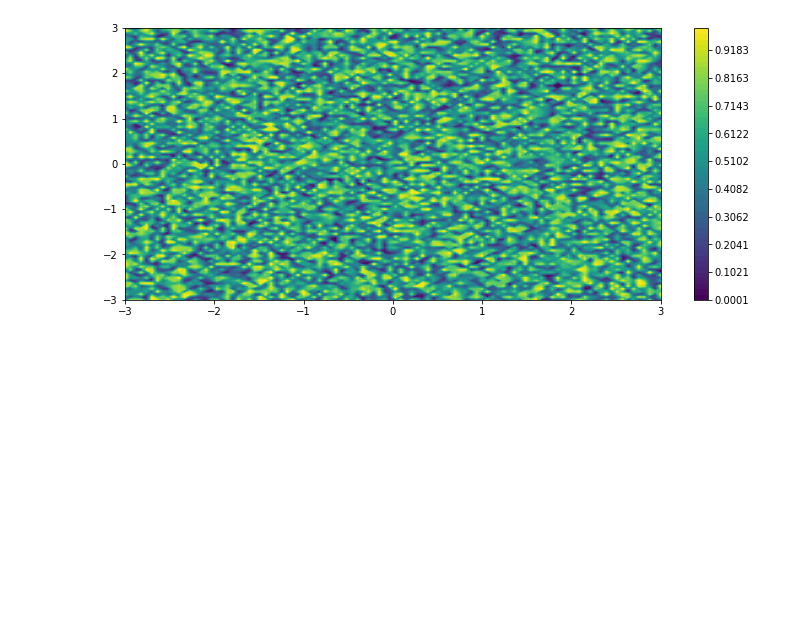
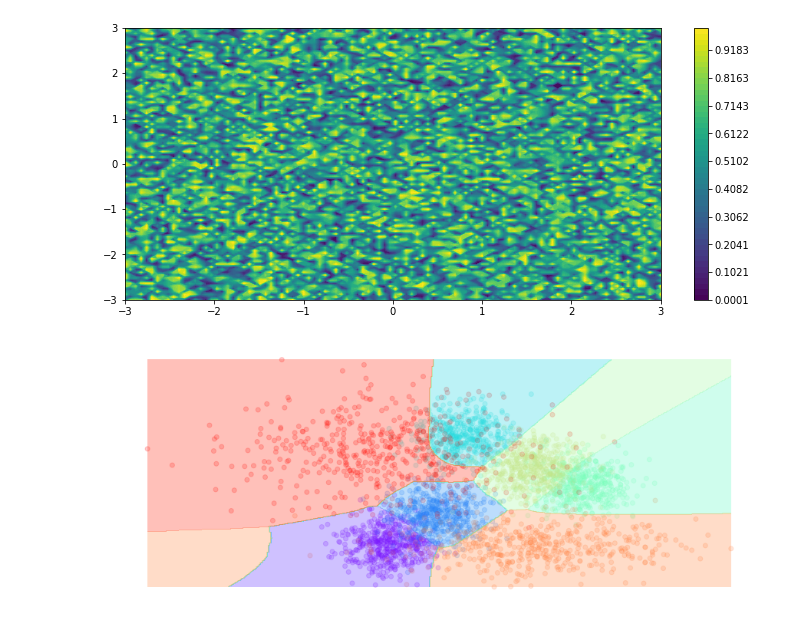
Before and after one commit to frhyme/frhyme.github.io, a Jupyter notebook: _posts/personal_ipynb/180529-draw contour.ipynb, the cells around one changed output. Drawn from its saved outputs; the diff is of its cells as text; code cells hidden in the pictures; blank space fills up the shorter version.

```diff
--- a/_posts/personal_ipynb/180529-draw contour.ipynb
+++ b/_posts/personal_ipynb/180529-draw contour.ipynb
@@ -55,3 +55,7 @@ plt.show()
 XX.shape: (100, 100)
 YY.shape: (100, 100)
 [figure]
+# %%
+-
+# %% [output]
+[figure, added]
```
Also changed, not shown: parts of 1 cell of this notebook, 8 other files.
